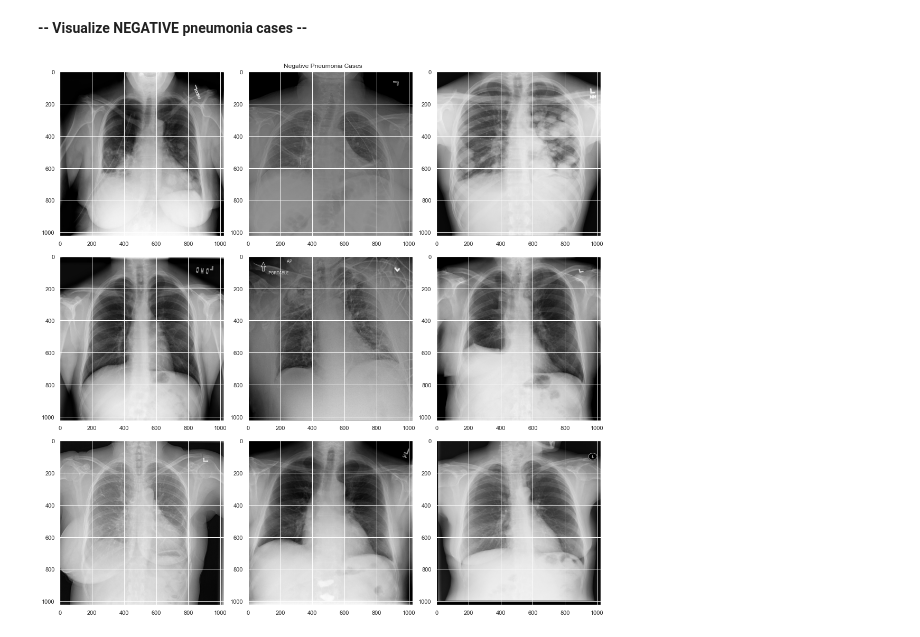
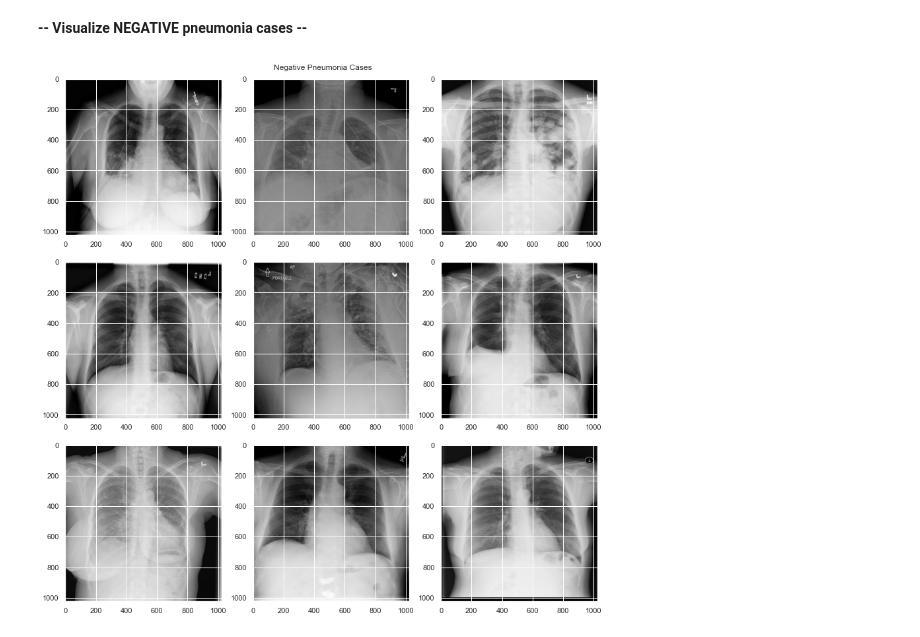
Before and after one commit to singhalgagan1/GreatLearningCapstoneProject, a Jupyter notebook: Practice/Karthik/Capstone_PneumoniaDetection_KarthikSanthanam.ipynb, the cells around one changed output. Cells and saved outputs as stored; diff of their text form; code cells hidden in the pictures.

```diff
--- a/Practice/Karthik/Capstone_PneumoniaDetection_KarthikSanthanam.ipynb
+++ b/Practice/Karthik/Capstone_PneumoniaDetection_KarthikSanthanam.ipynb
@@ -445,13 +445,13 @@ plt.tight_layout()
 # %%
 # Draw sample images in 3x3 matrix
 plotIndex = 330
-plt.figure(figsize=(15,15))
+plt.figure(figsize=(12,12))
 plt.suptitle('Negative Pneumonia Cases')
 
 for index, row in neg_df[0:9].iterrows():
     plotIndex = plotIndex + 1
     plt.subplot(plotIndex)
     plt.imshow(processImage(row, 0), cmap=plt.cm.gist_gray)
 plt.tight_layout()
 # %% [output]
-[figure, old version]
+[figure, new version]
```
